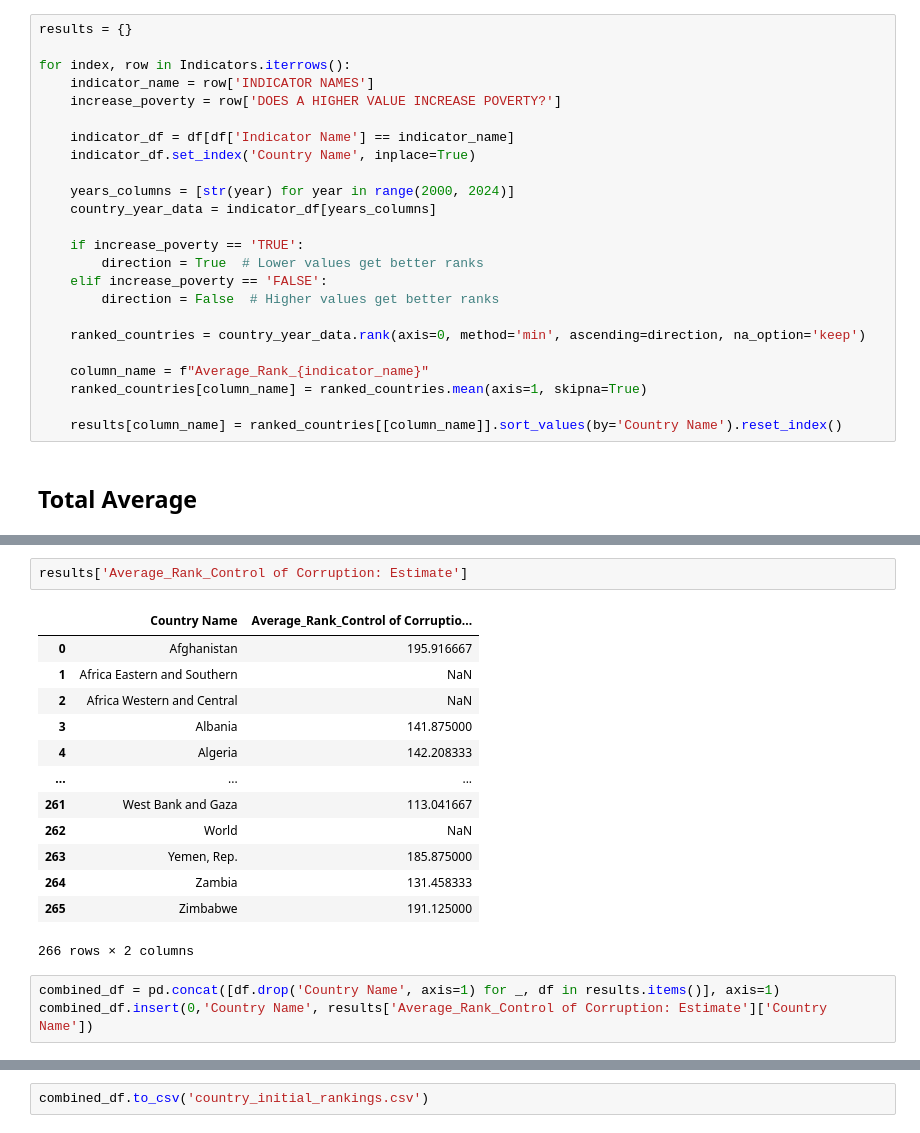
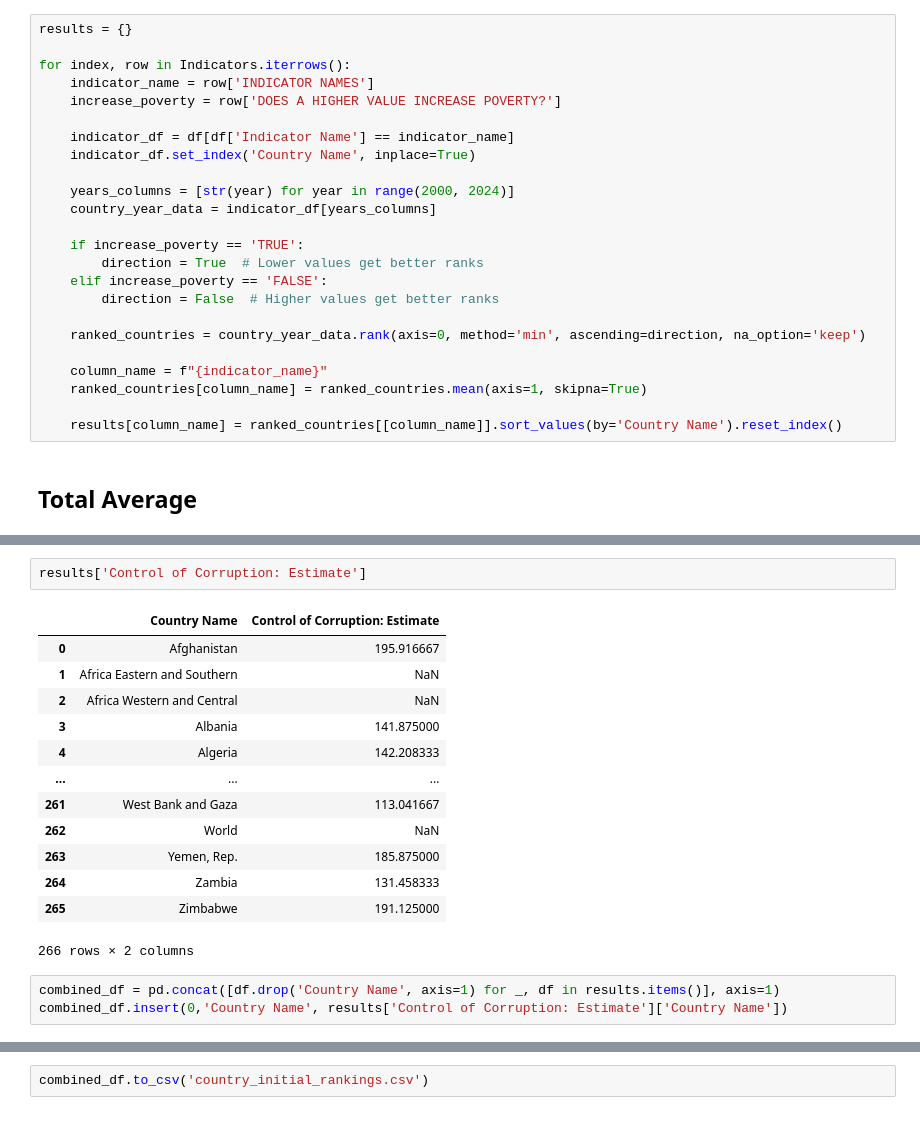
Before and after one commit to paulpark6/SAP_Datathon, a Jupyter notebook: justin.ipynb, the cells around one changed output, grey strips where cells are left out. Cells and saved outputs as stored; diff of their text form.

```diff
--- a/justin.ipynb
+++ b/justin.ipynb
@@ -82,7 +82,7 @@ for index, row in Indicators.iterrows():
 
     ranked_countries = country_year_data.rank(axis=0, method='min', ascending=direction, na_option='keep')
 
-    column_name = f"Average_Rank_{indicator_name}"
+    column_name = f"{indicator_name}"
     ranked_countries[column_name] = ranked_countries.mean(axis=1, skipna=True)
 
     results[column_name] = ranked_countries[[column_name]].sort_values(by='Country Name').reset_index()
@@ -107,7 +106,7 @@ results['Average_Rank_Multilateral debt service (% of public and publicly guaran
 # %%
-results['Average_Rank_Control of Corruption: Estimate']
+results['Control of Corruption: Estimate']
 # %% [output]
-|  | Country Name | Average_Rank_Control of Corruptio... |
+|  | Country Name | Control of Corruption: Estimate |
 | 0 | Afghanistan | 195.916667 |
 | 1 | Africa Eastern and Southern | NaN |
 | 2 | Africa Western and Central | NaN |
@@ -122,7 +121,7 @@ results['Average_Rank_Control of Corruption: Estimate']
 266 rows × 2 columns
 # %%
 combined_df = pd.concat([df.drop('Country Name', axis=1) for _, df in results.items()], axis=1)
-combined_df.insert(0,'Country Name', results['Average_Rank_Control of Corruption: Estimate']['Country Name'])
+combined_df.insert(0,'Country Name', results['Control of Corruption: Estimate']['Country Name'])
 # %%
 combined_df.head()
 # %% [output]
```
Also changed, not shown: parts of 4 cells of this notebook, 2 other files.
